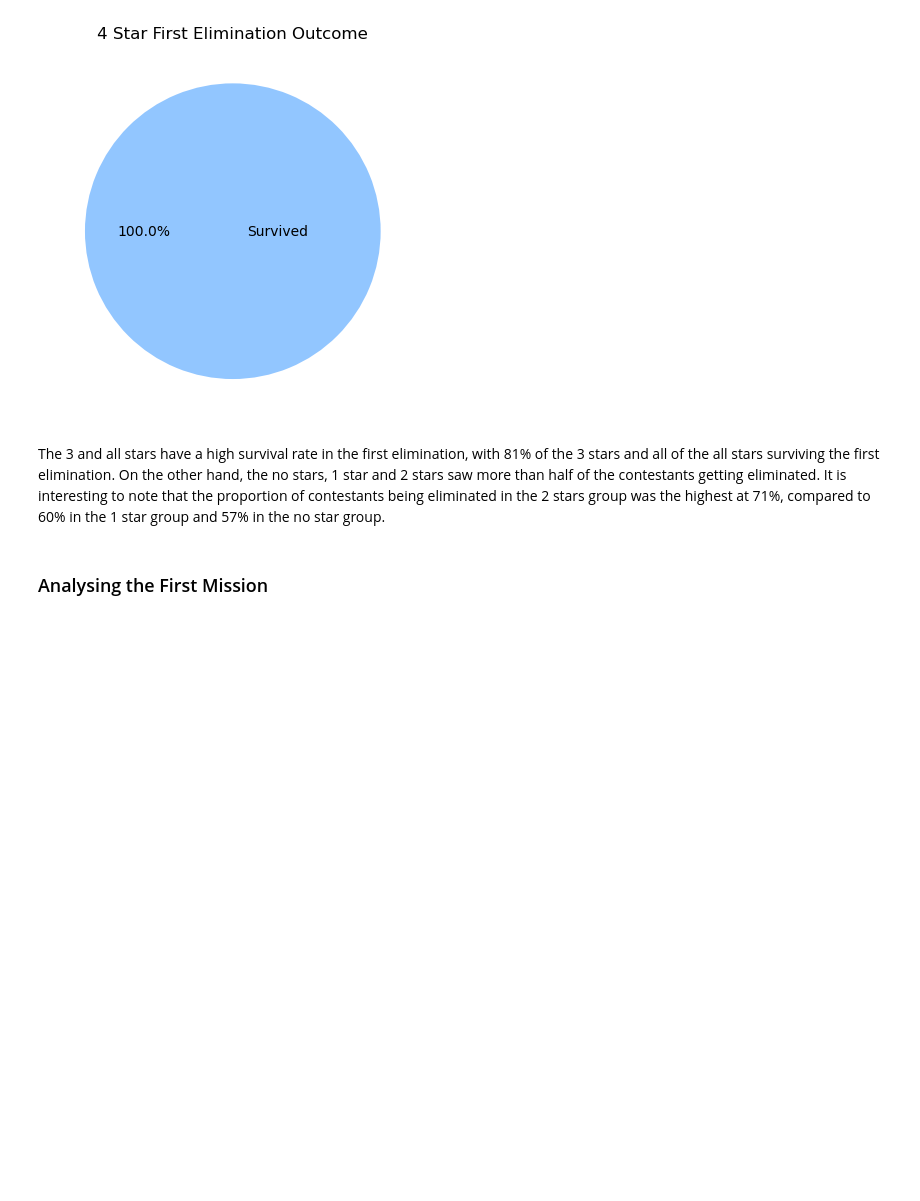
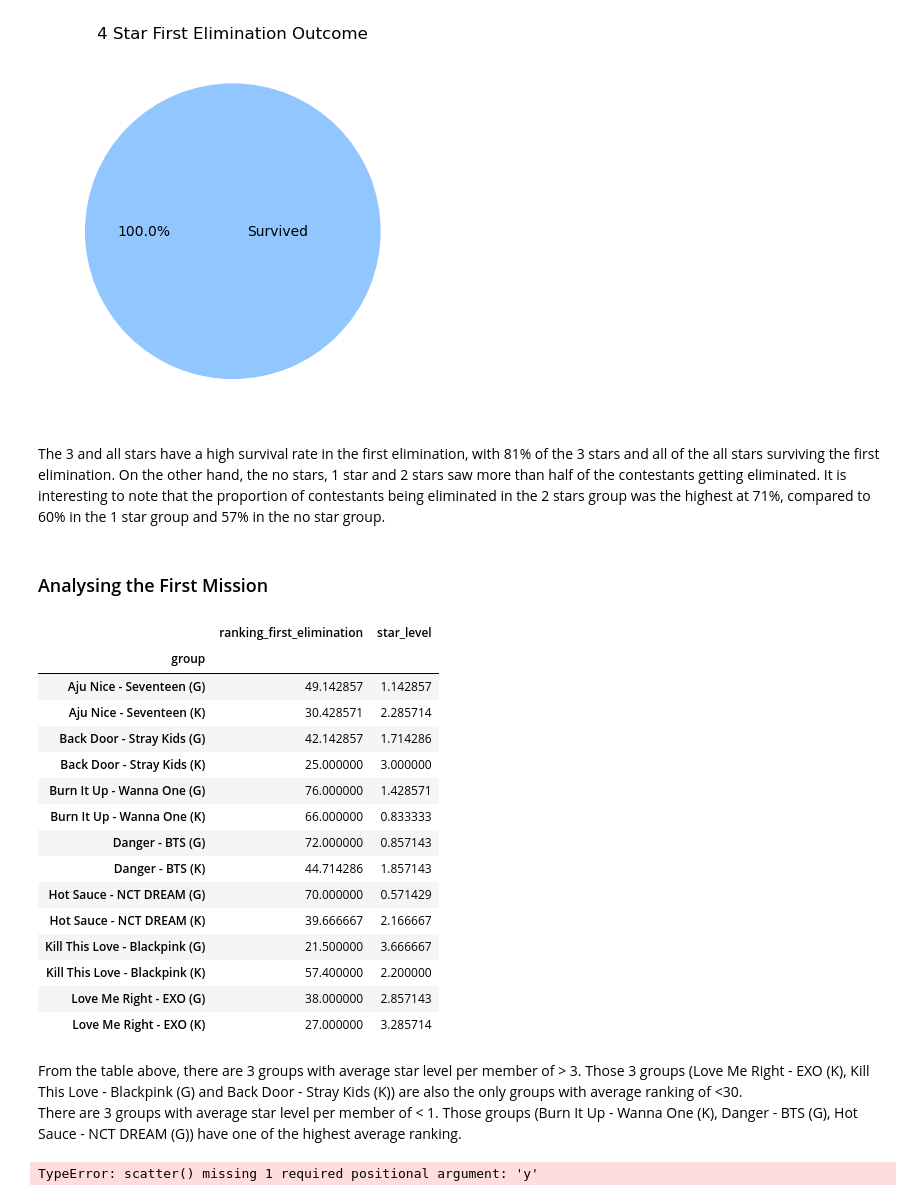
Before and after one commit to altheaxcvii/Boys-Planet, a Jupyter notebook: boys_planet_cleaning.ipynb, the cells around one changed output. Saved outputs shown, nothing was run; the diff lists cells and outputs as text; code cells hidden in the pictures; blank space fills up the shorter version.

Commit message:
edited till first elim

```diff
--- a/boys_planet_cleaning.ipynb
+++ b/boys_planet_cleaning.ipynb
@@ -423,3 +422,37 @@ plt.show()
 The 3 and all stars have a high survival rate in the first elimination, with 81% of the 3 stars and all of the all stars surviving the first elimination. On the other hand, the no stars, 1 star and 2 stars saw more than half of the contestants getting eliminated. It is interesting to note that the proportion of contestants being eliminated in the 2 stars group was the highest at 71%, compared to 60% in the 1 star group and 57% in the no star group.
 # %% [markdown]
 <h3>Analysing the First Mission</h3>
+# %%
+firstmission = bp['name'].to_frame()
+firstmission['group']=bp['performance_group_mission_1']
+firstmission['star_level'] = bp['star_ranking_reevaluation']
+firstmission['ranking_first_elimination'] = bp['ep_5_ranking_first_elimination']
+firstmission['ep3_performance'] = bp['performance_in_ep_3']
+firstmission['ep4_performance'] = bp['performance_in_ep_4']
+# %%
+#First let's take a look at the groups
+firstmission.pivot_table(index=('group'), values=('star_level','ranking_first_elimination'))
+# %% [output]
+|  | ranking_first_elimination | star_level |
+| group |  |  |
+| Aju Nice - Seventeen (G) | 49.142857 | 1.142857 |
+| Aju Nice - Seventeen (K) | 30.428571 | 2.285714 |
+| Back Door - Stray Kids (G) | 42.142857 | 1.714286 |
+| Back Door - Stray Kids (K) | 25.000000 | 3.000000 |
+| Burn It Up - Wanna One (G) | 76.000000 | 1.428571 |
+| Burn It Up - Wanna One (K) | 66.000000 | 0.833333 |
+| Danger - BTS (G) | 72.000000 | 0.857143 |
+| Danger - BTS (K) | 44.714286 | 1.857143 |
+| Hot Sauce - NCT DREAM (G) | 70.000000 | 0.571429 |
+| Hot Sauce - NCT DREAM (K) | 39.666667 | 2.166667 |
+| Kill This Love - Blackpink (G) | 21.500000 | 3.666667 |
+| Kill This Love - Blackpink (K) | 57.400000 | 2.200000 |
+| Love Me Right - EXO (G) | 38.000000 | 2.857143 |
+| Love Me Right - EXO (K) | 27.000000 | 3.285714 |
+# %% [markdown]
+From the table above, there are 3 groups with average star level per member of > 3. Those 3 groups (Love Me Right - EXO (K), Kill This Love - Blackpink (G) and Back Door - Stray Kids (K)) are also the only groups with average ranking of <30. <br>
+There are 3 groups with average star level per member of < 1. Those groups (Burn It Up - Wanna One (K), Danger - BTS (G), Hot Sauce - NCT DREAM (G)) have one of the highest average ranking.
+# %%
+plt.scatter(x['ranking_first_elimination'],x[''])
+# %% [output]
+TypeError: scatter() missing 1 required positional argument: 'y'
```
Also changed, not shown: parts of 1 cell of this notebook.
